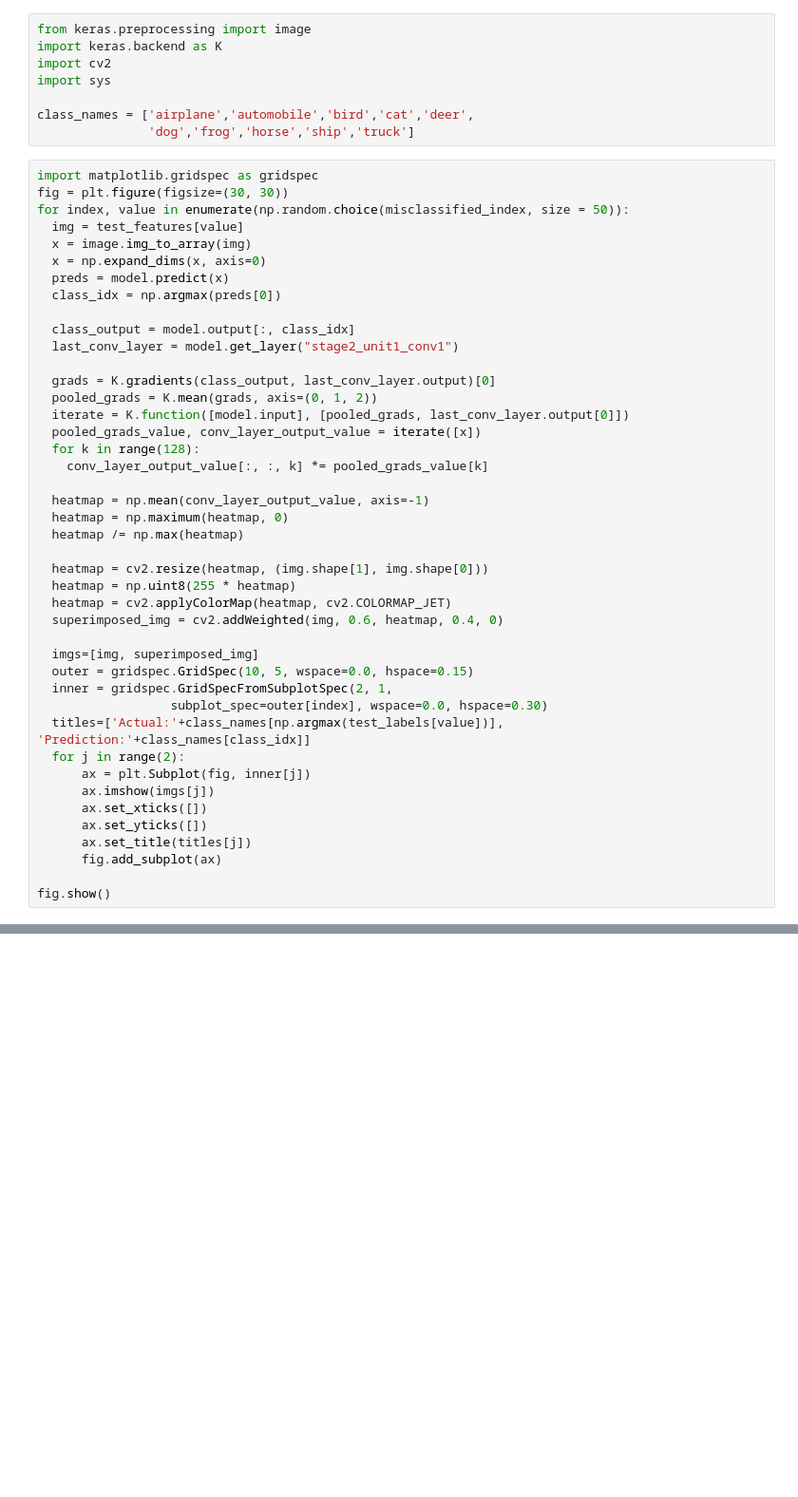
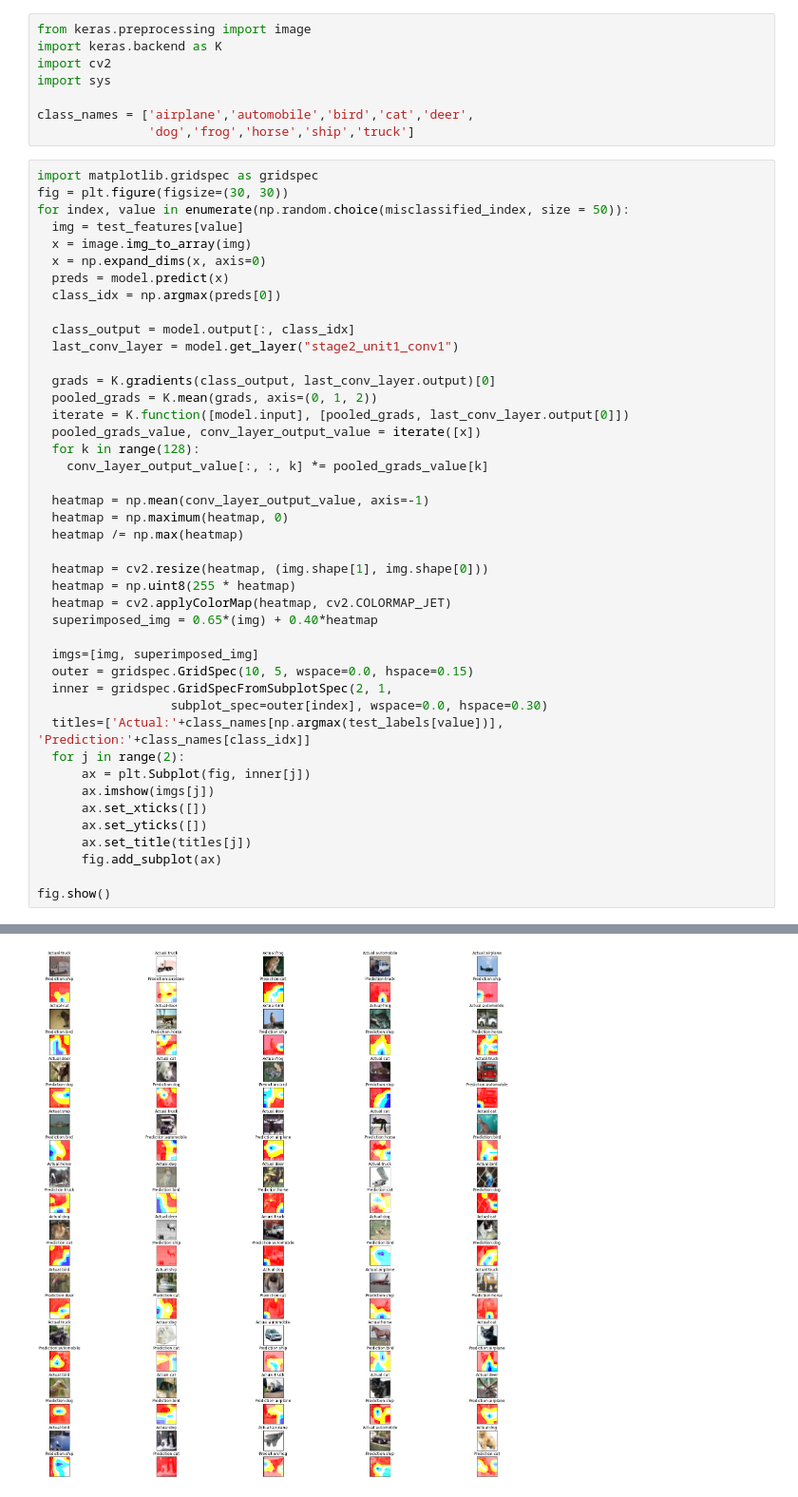
Before and after one commit to Aniruddha7/EIP3-Phase-2, a Jupyter notebook: EIP_Assignment_5.ipynb, the cells around one changed output, grey strips where cells are left out. Shown: that part at 95% size. Drawn from its saved outputs; the diff is of its cells as text; blank space fills up the shorter version.

```diff
--- a/EIP_Assignment_5.ipynb
+++ b/EIP_Assignment_5.ipynb
@@ -273,7 +273,7 @@ for index, value in enumerate(np.random.choice(misclassified_index, size = 50)):
   heatmap = cv2.resize(heatmap, (img.shape[1], img.shape[0]))
   heatmap = np.uint8(255 * heatmap)
   heatmap = cv2.applyColorMap(heatmap, cv2.COLORMAP_JET)
-  superimposed_img = cv2.addWeighted(img, 0.6, heatmap, 0.4, 0)
+  superimposed_img = 0.65*(img) + 0.40*heatmap
 
   imgs=[img, superimposed_img]
   outer = gridspec.GridSpec(10, 5, wspace=0.0, hspace=0.15)
@@ -294,0 +310 @@ error: ignored
+[figure, added]
```
Also changed, not shown: parts of 1 cell of this notebook.
